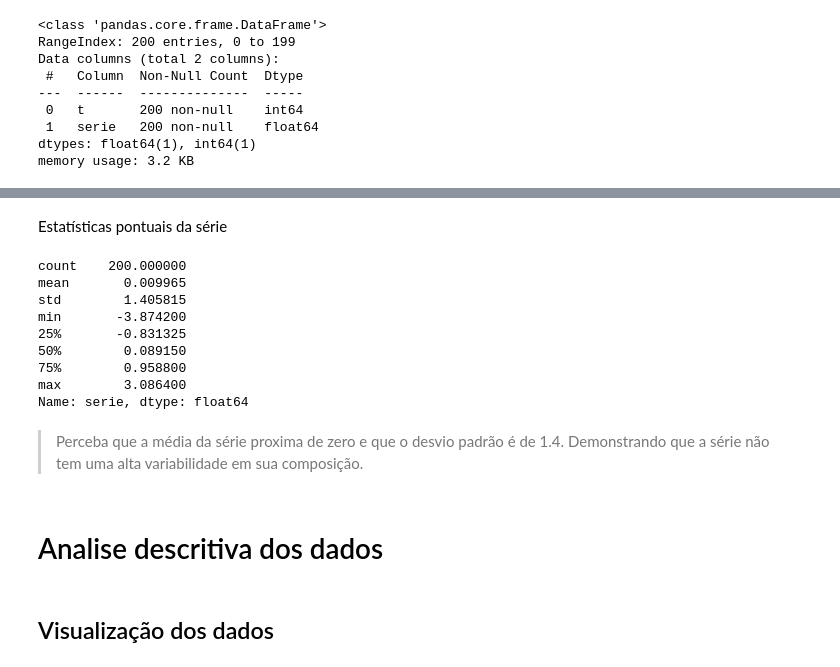
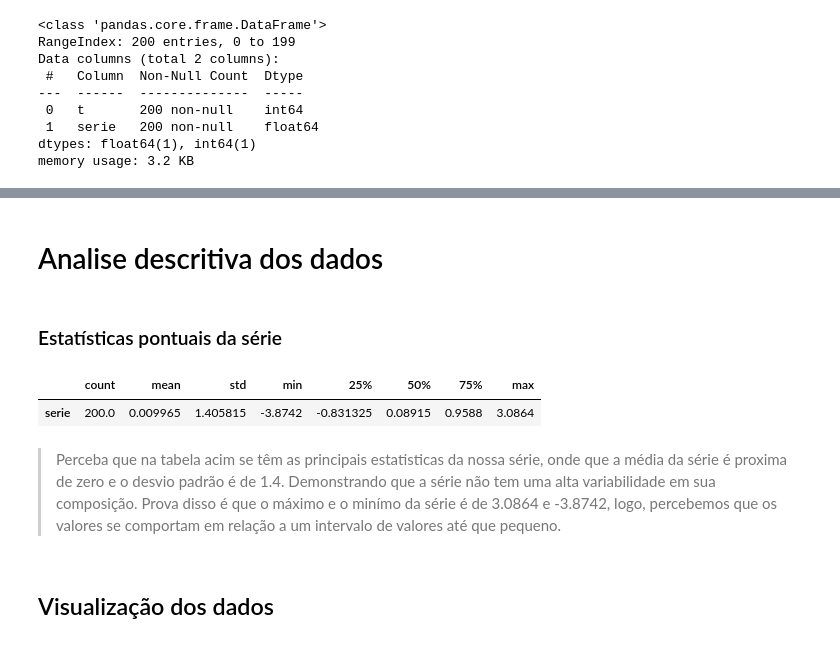
Before and after one commit to mori-mkm/UFSCar, a Jupyter notebook: Series/modelos/Atividade1.ipynb, the cells around one changed output, grey strips where cells are left out. Saved outputs shown, nothing was run; the diff lists cells and outputs as text; code cells hidden in the pictures.

```diff
--- a/Series/modelos/Atividade1.ipynb
+++ b/Series/modelos/Atividade1.ipynb
@@ -62,21 +64,14 @@ memory usage: 3.2 KB
-# %% [markdown]
-Estatísticas pontuais da série
-# %%
-df.serie.describe()
-# %% [output]
-count    200.000000
-mean       0.009965
-std        1.405815
-min       -3.874200
-25%       -0.831325
-50%        0.089150
-75%        0.958800
-max        3.086400
-Name: serie, dtype: float64
-# %% [markdown]
-> Perceba que a média da série proxima de zero e que o desvio padrão é de 1.4. Demonstrando que a série não tem uma alta variabilidade em sua composição.
 # %% [markdown]
 # Analise descritiva dos dados
+# %% [markdown]
+### Estatísticas pontuais da série
+# %%
+pd.DataFrame(df.serie.describe()).T
+# %% [output]
+|  | count | mean | std | min | 25% | 50% | 75% | max |
+| serie | 200.0 | 0.009965 | 1.405815 | -3.8742 | -0.831325 | 0.08915 | 0.9588 | 3.0864 |
+# %% [markdown]
+> Perceba que na tabela acim se têm as principais estatisticas da nossa série, onde que a média da série é proxima de zero e o desvio padrão é de 1.4. Demonstrando que a série não tem uma alta variabilidade em sua composição. Prova disso é que o máximo e o minímo da série é de 3.0864 e -3.8742, logo, percebemos que os valores se comportam em relação a um intervalo de valores até que pequeno.
 # %% [markdown]
 ## Visualização dos dados
 # %%
```
Also changed, not shown: parts of 30 cells of this notebook.
